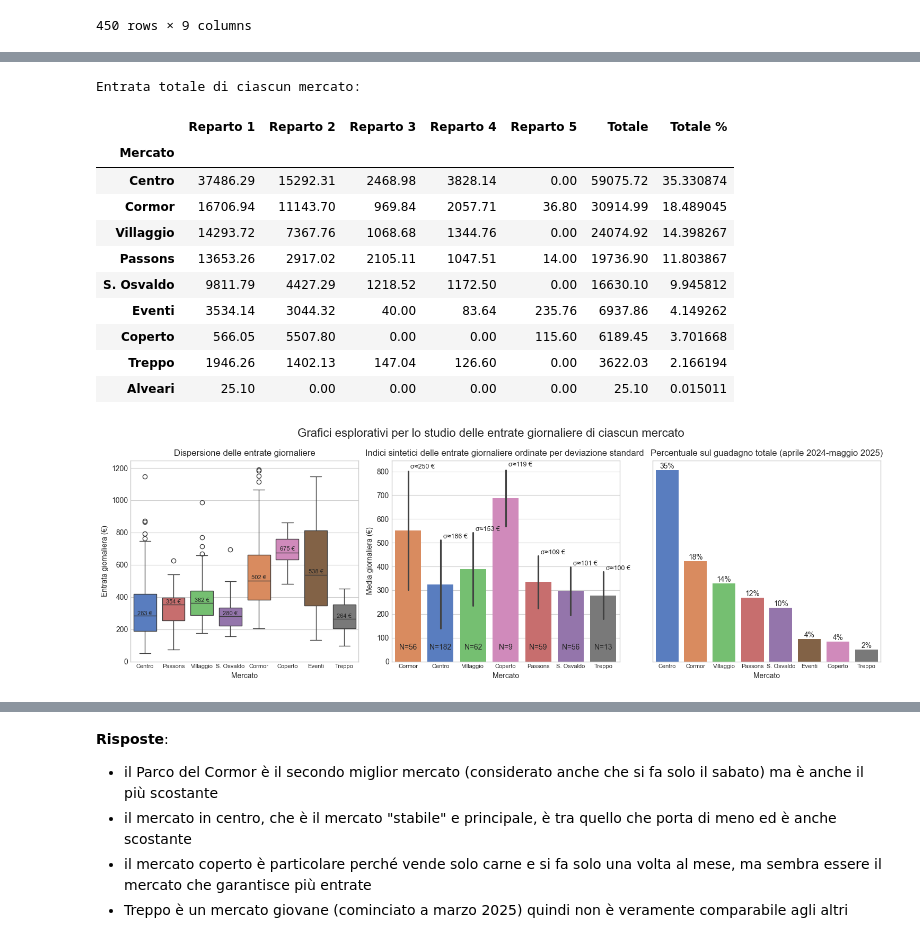
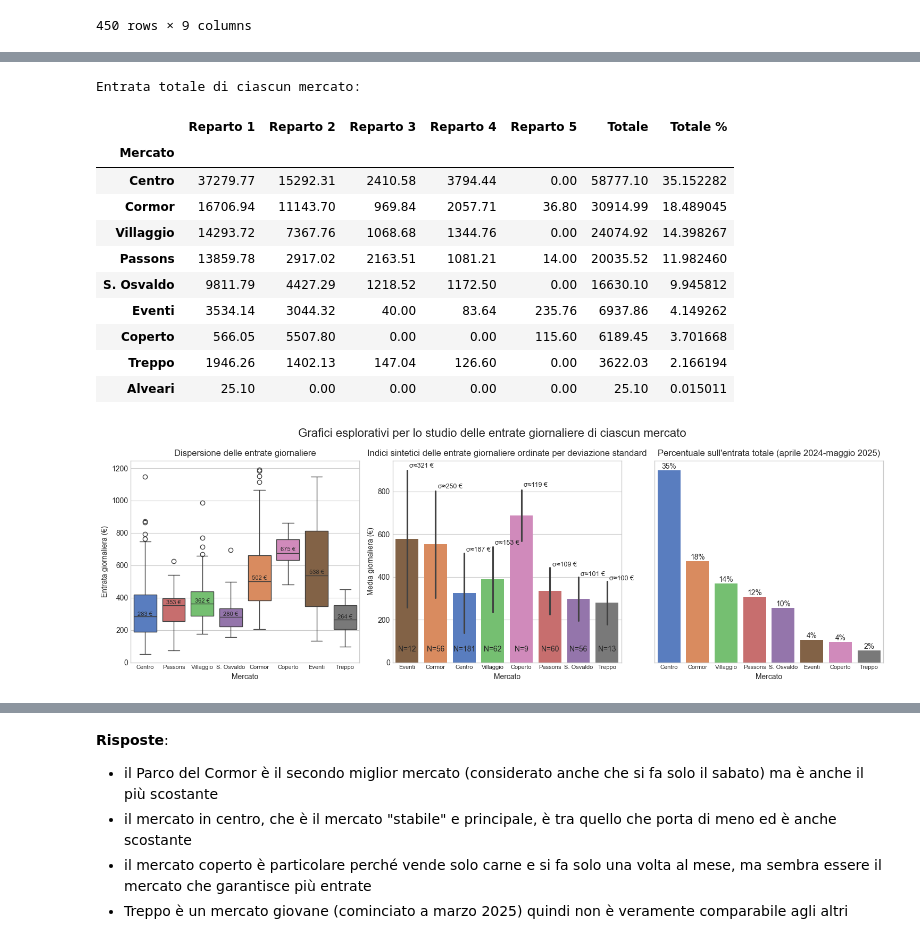
Before and after one commit to panda-with-issues/Fond-Scienze-dei-Dati-progetto, a Jupyter notebook: analisi_corrispettivi_la_di_cjastelan.ipynb, the cells around one changed output, grey strips where cells are left out. Saved outputs shown, nothing was run; the diff lists cells and outputs as text; code cells hidden in the pictures.

Commit message:
corretto l'ennesimo mercato, il 207; finito i mercati periodici, cominciato il "è stata una buona idea togliere il martedì?"

```diff
--- a/analisi_corrispettivi_la_di_cjastelan.ipynb
+++ b/analisi_corrispettivi_la_di_cjastelan.ipynb
@@ -1686,9 +1691,8 @@ Indici sintetici delle entrate giornaliere di ciascun mercato:
 | Treppo | 13.0 | 278.617692 | 99.891484 | 97.58 | 204.6800 | 264.230 | 354.1400 | 451.39 |
 | Villaggio | 62.0 | 388.305161 | 153.379799 | 174.58 | 288.8475 | 362.140 | 436.9125 | 985.66 |
 # %%
-# Guardiamo gli indici solo dei mercati periodici, escludiamo anche gli Alveari visto che abbiamo solo un'entry
-mercati_periodici = mercati_df[ (mercati_df['Mercato'] != 'Alveari') & (mercati_df['Mercato'] != 'Eventi')]
-mercati_sintesi = mercati_periodici.groupby('Mercato')['Totale'].describe().sort_values('std', ascending=False)
+mercati_no_alv = mercati_df[mercati_df['Mercato'] != 'Alveari']
+mercati_sintesi = mercati_no_alv.groupby('Mercato')['Totale'].describe().sort_values('std', ascending=False)
 mercati_tot = mercati_df.groupby('Mercato').sum(numeric_only=True)
 mercati_tot['Totale %'] = mercati_tot['Totale'] / mercati_tot['Totale'].sum() * 100
 mercati_tot.sort_values('Totale', ascending=False, inplace=True)
@@ -1699,10 +1703,10 @@ mercati_tot
 Entrata totale di ciascun mercato:
 |  | Reparto 1 | Reparto 2 | Reparto 3 | Reparto 4 | Reparto 5 | Totale | Totale % |
 | Mercato |  |  |  |  |  |  |  |
-| Centro | 37486.29 | 15292.31 | 2468.98 | 3828.14 | 0.00 | 59075.72 | 35.330874 |
+| Centro | 37279.77 | 15292.31 | 2410.58 | 3794.44 | 0.00 | 58777.10 | 35.152282 |
 | Cormor | 16706.94 | 11143.70 | 969.84 | 2057.71 | 36.80 | 30914.99 | 18.489045 |
 | Villaggio | 14293.72 | 7367.76 | 1068.68 | 1344.76 | 0.00 | 24074.92 | 14.398267 |
-| Passons | 13653.26 | 2917.02 | 2105.11 | 1047.51 | 14.00 | 19736.90 | 11.803867 |
+| Passons | 13859.78 | 2917.02 | 2163.51 | 1081.21 | 14.00 | 20035.52 | 11.982460 |
 | S. Osvaldo | 9811.79 | 4427.29 | 1218.52 | 1172.50 | 0.00 | 16630.10 | 9.945812 |
 | Eventi | 3534.14 | 3044.32 | 40.00 | 83.64 | 235.76 | 6937.86 | 4.149262 |
 | Coperto | 566.05 | 5507.80 | 0.00 | 0.00 | 115.60 | 6189.45 | 3.701668 |
@@ -1717,50 +1721,50 @@ fig.suptitle('Grafici esplorativi per lo studio delle entrate giornaliere di cia
 
 # boxplot
 ax_box = axes[0]
-sns.boxplot(mercati_df[ mercati_df['Mercato'] != 'Alveari'], x='Mercato', y='Totale', hue='Mercato', palette=mercati_palette, ax=ax_box)
+sns.boxplot(mercati_no_alv, x='Mercato', y='Totale', hue='Mercato', palette=mercati_palette, ax=ax_box)
 ax_box.set_title('Dispersione delle entrate giornaliere')
 ax_box.set_ylabel('Entrata giornaliera (€)')
 ax_box.set_ylim(0, None)
 
-medians = mercati_df[ mercati_df['Mercato'] != 'Alveari'].groupby('Mercato')['Totale'].median()
-vertical_offset = medians * 0.02
+mediane = mercati_sintesi['50%']
+v_offset = mediane * 0.02
 xtick_labels = [tick.get_text() for tick in ax_box.get_xticklabels()]
 
 for i, label in enumerate(xtick_labels):
-    ax_box.text(i, medians[label] + vertical_offset[label], f'{medians[label]:.0f} €', ha='center', fontsize=8)
+    ax_box.text(i, mediane[label] + v_offset[label], f'{mediane[label]:.0f} €', ha='center', fontsize=8)
 
 # indici sintetici
 ax_media = axes[1]
-sns.barplot(mercati_periodici, x='Mercato', y ='Totale', hue='Mercato', errorbar='sd', order=mercati_sintesi.index, palette=mercati_palette, ax= ax_media)
+sns.barplot(mercati_no_alv, x='Mercato', y ='Totale', hue='Mercato', errorbar='sd', order=mercati_sintesi.index, palette=mercati_palette, ax= ax_media)
 
-ax_media.set_title('Indici sintetici delle entrate giornaliere ordinate per deviazione standard ')
+ax_media.set_title('Indici sintetici delle entrate giornaliere ordinate per deviazione standard')
 ax_media.set_ylabel('Media giornaliera (€)')
 
 # annoto la cardinalità e la std
 for bar, count, std in zip(sorted(ax_media.patches, key=lambda x: x.get_x()), mercati_sintesi['count'], mercati_sintesi['std']):
     ax_media.annotate(f'N={count:.0f}', xy=(bar.get_x()+bar.get_width()/2, 50), ha='center')
     ax_media.annotate(f'σ≈{std:.0f} €', xy=(bar.get_x()+bar.get_width()*1.2/2, bar.get_height()*1.02 + std), ha='left', fontsize=9)
 
 # percentuali totali
 ax_tot = axes[2]
 sns.barplot(mercati_tot.iloc[:-1], x='Mercato', hue='Mercato', y='Totale %', palette=mercati_palette, ax=ax_tot)
-ax_tot.set_title('Percentuale sul guadagno totale (aprile 2024-maggio 2025)')
+ax_tot.set_title('Percentuale sull\'entrata totale (aprile 2024-maggio 2025)')
 
 # annoto le percentuali
 bars = ax_tot.containers
 labels = [f'{val:.0f}%' for val in mercati_tot['Totale %']]
 labels.pop()
 for container, label in zip(bars, labels):
     ax_tot.bar_label(container, labels=[label])
 
 ax_tot.set_ylabel('')
 ax_tot.grid(False)
 ax_tot.tick_params(axis='y', labelleft=False)
 # impostazioni comuni
 for ax in axes:
     ax.tick_params(axis='x', labelsize=8)
 
 plt.tight_layout()
 plt.show()
 # %% [output]
-[figure, old version]
+[figure, new version]
```
Also changed, not shown: parts of 10 cells of this notebook, 1 other file.
